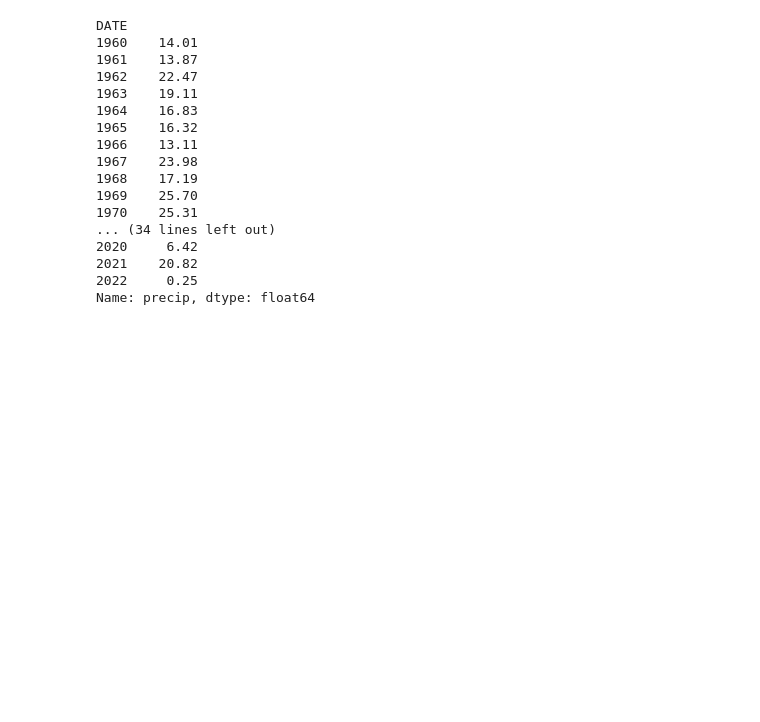
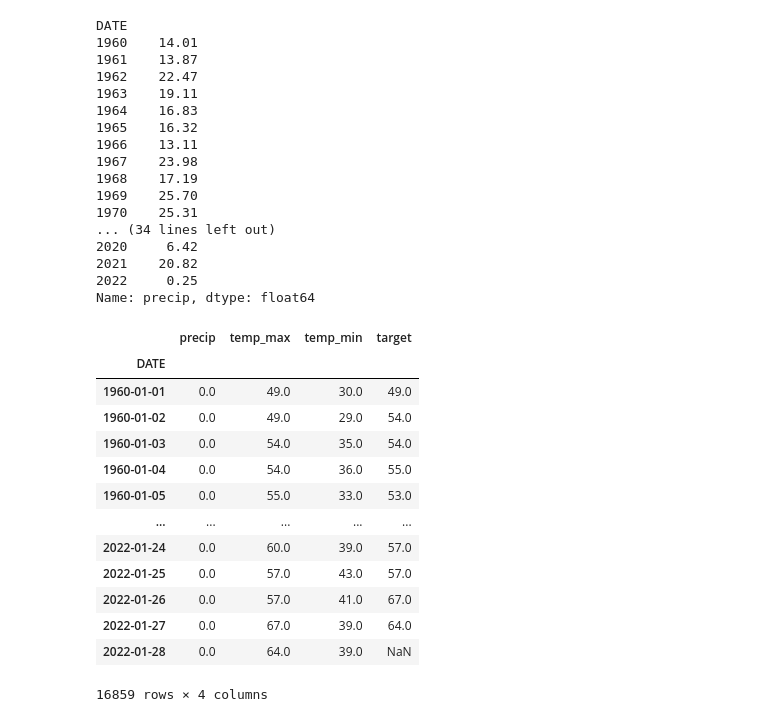
Before and after one commit to gokturkberke/predict-weather, a Jupyter notebook: weather.ipynb, the cells around one changed output. Drawn from its saved outputs; the diff is of its cells as text; code cells hidden in the pictures; blank space fills up the shorter version.

```diff
--- a/weather.ipynb
+++ b/weather.ipynb
@@ -310,3 +310,24 @@ DATE
 2021    20.82
 2022     0.25
 Name: precip, dtype: float64
+# %%
+# WE WILL PREDICT TOMORROW TEMP MAX
+core_weather["target"] = core_weather.shift(-1)["temp_max"] #DataFrame’deki tüm satırları bir yukarı kaydırır
+# ve sadece temp_max sutununu al al
+# %%
+core_weather
+# %% [output]
+|  | precip | temp_max | temp_min | target |
+| DATE |  |  |  |  |
+| 1960-01-01 | 0.0 | 49.0 | 30.0 | 49.0 |
+| 1960-01-02 | 0.0 | 49.0 | 29.0 | 54.0 |
+| 1960-01-03 | 0.0 | 54.0 | 35.0 | 54.0 |
+| 1960-01-04 | 0.0 | 54.0 | 36.0 | 55.0 |
+| 1960-01-05 | 0.0 | 55.0 | 33.0 | 53.0 |
+| ... | ... | ... | ... | ... |
+| 2022-01-24 | 0.0 | 60.0 | 39.0 | 57.0 |
+| 2022-01-25 | 0.0 | 57.0 | 43.0 | 57.0 |
+| 2022-01-26 | 0.0 | 57.0 | 41.0 | 67.0 |
+| 2022-01-27 | 0.0 | 67.0 | 39.0 | 64.0 |
+| 2022-01-28 | 0.0 | 64.0 | 39.0 | NaN |
+16859 rows × 4 columns
```
Also changed, not shown: parts of 17 cells of this notebook.
